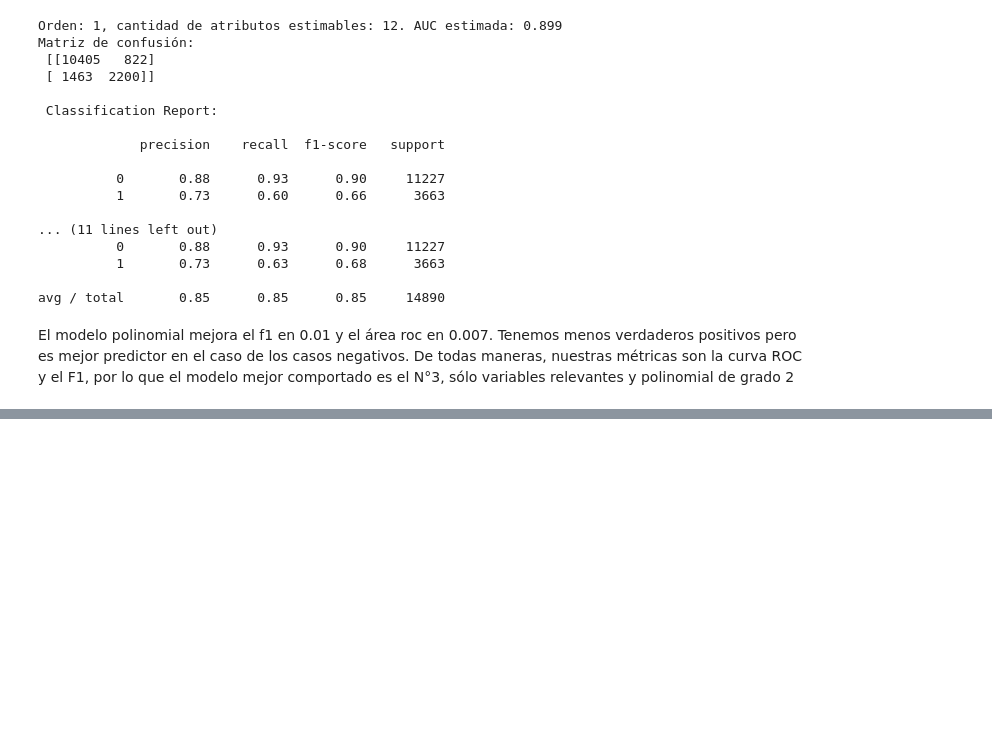
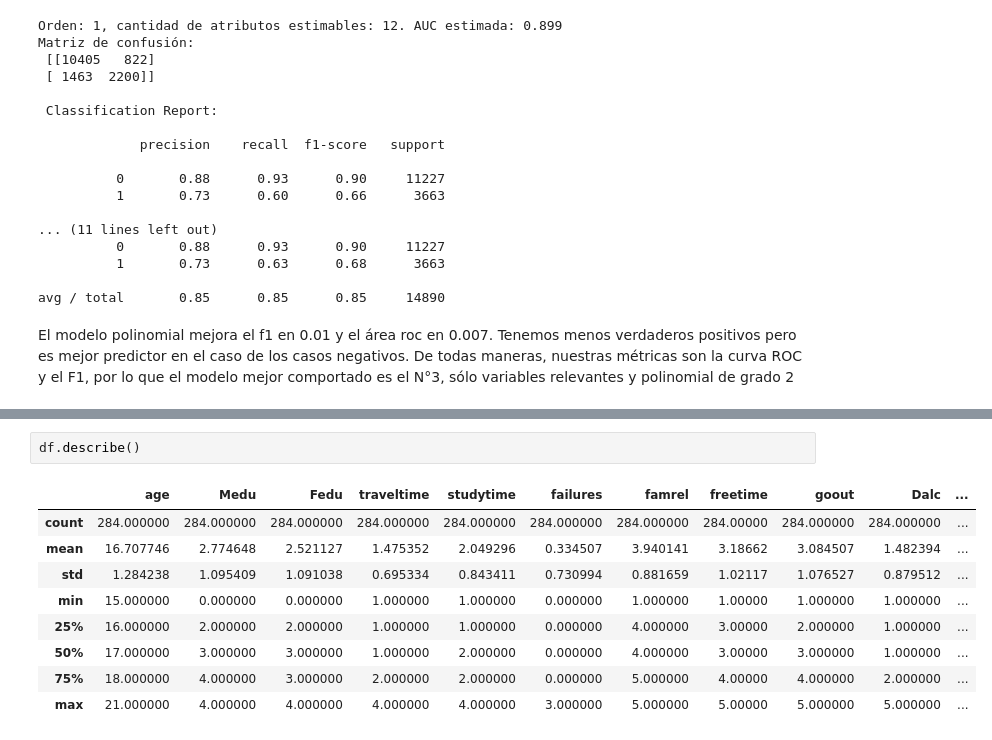
Before and after one commit to callejasv1/final-fds, a Jupyter notebook: prueba_final.ipynb, the cells around one changed output, grey strips where cells are left out. Saved outputs shown, nothing was run; the diff lists cells and outputs as text; blank space fills up the shorter version.

```diff
--- a/prueba_final.ipynb
+++ b/prueba_final.ipynb
@@ -401,0 +430,12 @@ El modelo polinomial mejora el f1 en 0.01 y el área roc en 0.007. Tenemos menos
+# %%
+df.describe()
+# %% [output]
+|  | age | Medu | Fedu | traveltime | studytime | failures | famrel | freetime | goout | Dalc | ... |
+| count | 284.000000 | 284.000000 | 284.000000 | 284.000000 | 284.000000 | 284.000000 | 284.000000 | 284.00000 | 284.000000 | 284.000000 | ... |
+| mean | 16.707746 | 2.774648 | 2.521127 | 1.475352 | 2.049296 | 0.334507 | 3.940141 | 3.18662 | 3.084507 | 1.482394 | ... |
+| std | 1.284238 | 1.095409 | 1.091038 | 0.695334 | 0.843411 | 0.730994 | 0.881659 | 1.02117 | 1.076527 | 0.879512 | ... |
+| min | 15.000000 | 0.000000 | 0.000000 | 1.000000 | 1.000000 | 0.000000 | 1.000000 | 1.00000 | 1.000000 | 1.000000 | ... |
+| 25% | 16.000000 | 2.000000 | 2.000000 | 1.000000 | 1.000000 | 0.000000 | 4.000000 | 3.00000 | 2.000000 | 1.000000 | ... |
+| 50% | 17.000000 | 3.000000 | 3.000000 | 1.000000 | 2.000000 | 0.000000 | 4.000000 | 3.00000 | 3.000000 | 1.000000 | ... |
+| 75% | 18.000000 | 4.000000 | 3.000000 | 2.000000 | 2.000000 | 0.000000 | 5.000000 | 4.00000 | 4.000000 | 2.000000 | ... |
+| max | 21.000000 | 4.000000 | 4.000000 | 4.000000 | 4.000000 | 3.000000 | 5.000000 | 5.00000 | 5.000000 | 5.000000 | ... |
```
Also changed, not shown: parts of 15 cells of this notebook, 2 other files.
